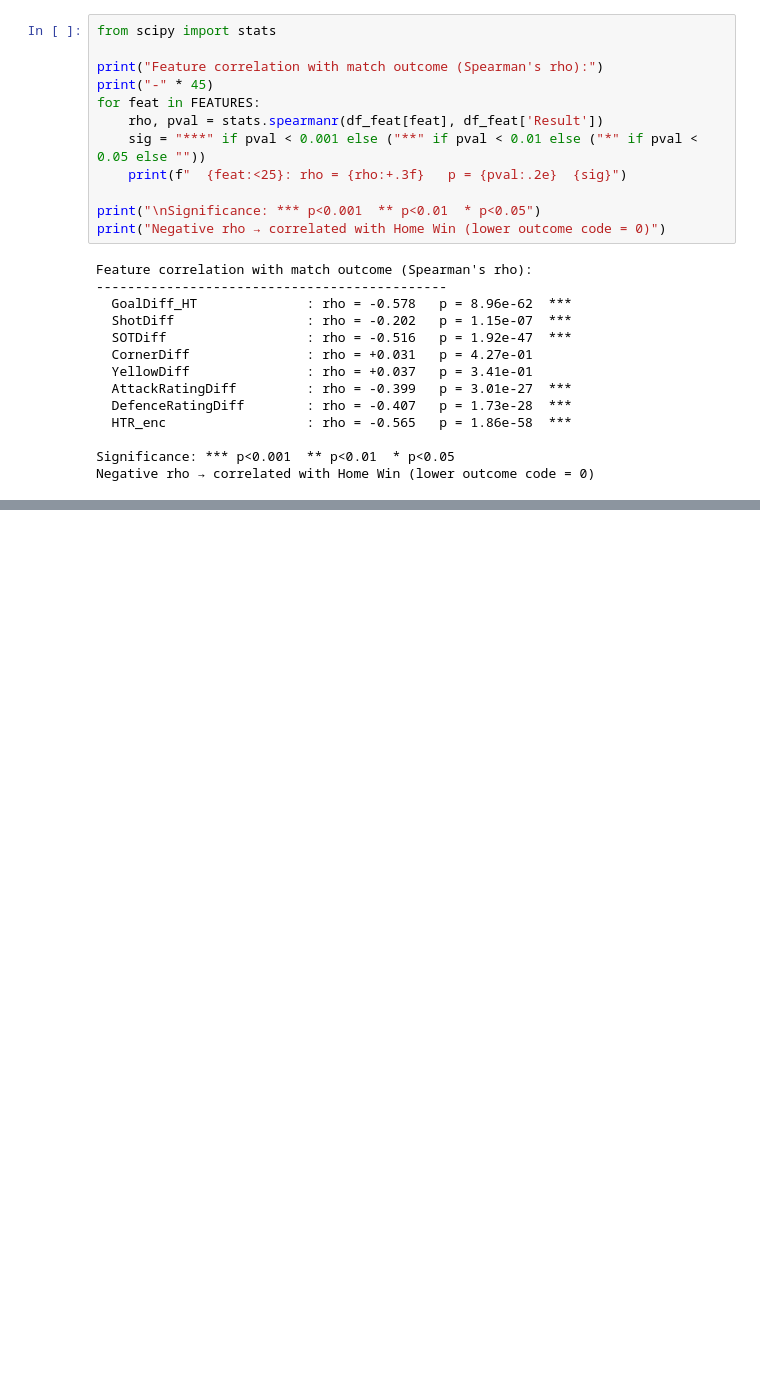
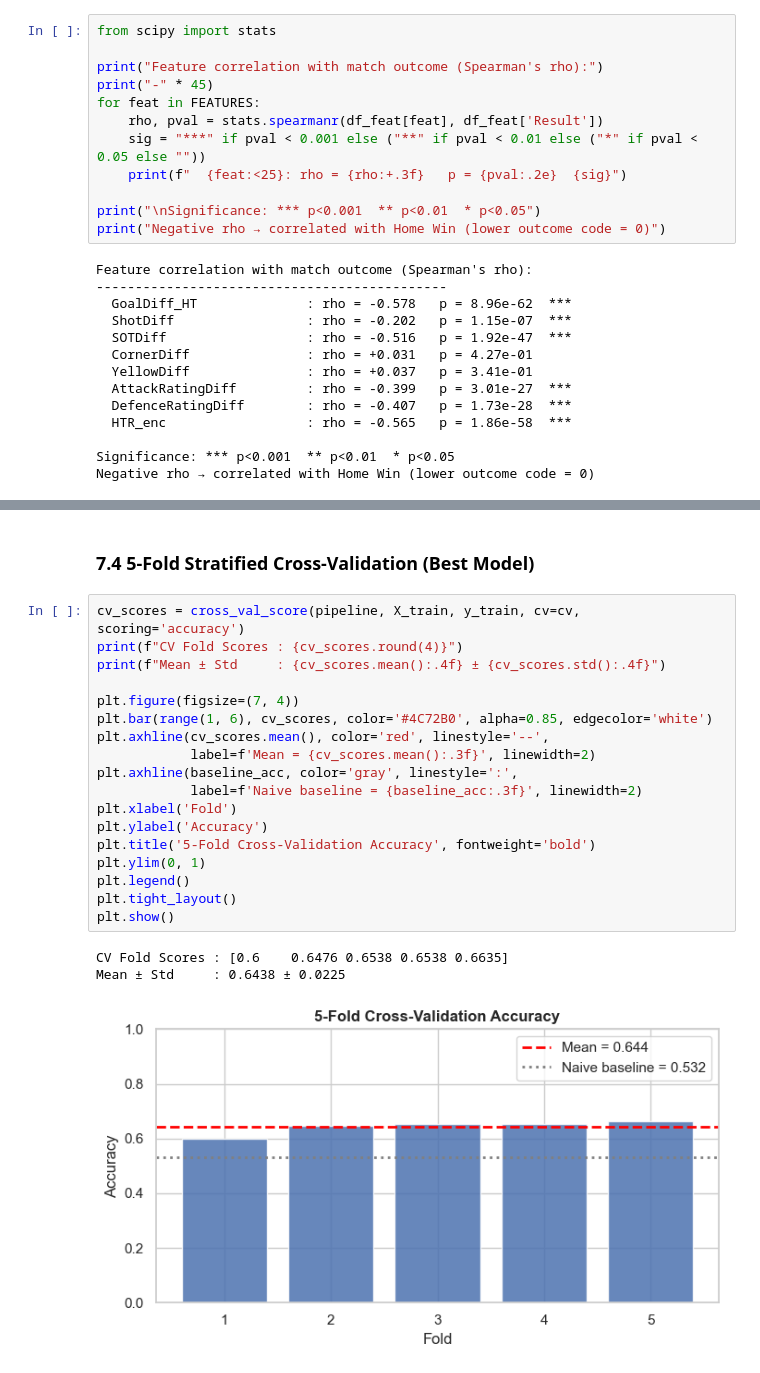
Before and after one commit to Mitko-10/DataScience-final-, a Jupyter notebook: laliga-match-prediction.ipynb, the cells around one changed output, grey strips where cells are left out. Cells and saved outputs as stored; diff of their text form; blank space fills up the shorter version.

```diff
--- a/laliga-match-prediction.ipynb
+++ b/laliga-match-prediction.ipynb
@@ -706,0 +822,24 @@ Negative rho → correlated with Home Win (lower outcome code = 0)
+# %% [markdown]
+### 7.4 5-Fold Stratified Cross-Validation (Best Model)
+# %%
+cv_scores = cross_val_score(pipeline, X_train, y_train, cv=cv, scoring='accuracy')
+print(f"CV Fold Scores : {cv_scores.round(4)}")
+print(f"Mean ± Std     : {cv_scores.mean():.4f} ± {cv_scores.std():.4f}")
+
+plt.figure(figsize=(7, 4))
+plt.bar(range(1, 6), cv_scores, color='#4C72B0', alpha=0.85, edgecolor='white')
+plt.axhline(cv_scores.mean(), color='red', linestyle='--',
+            label=f'Mean = {cv_scores.mean():.3f}', linewidth=2)
+plt.axhline(baseline_acc, color='gray', linestyle=':',
+            label=f'Naive baseline = {baseline_acc:.3f}', linewidth=2)
+plt.xlabel('Fold')
+plt.ylabel('Accuracy')
+plt.title('5-Fold Cross-Validation Accuracy', fontweight='bold')
+plt.ylim(0, 1)
+plt.legend()
+plt.tight_layout()
+plt.show()
+# %% [output]
+CV Fold Scores : [0.6    0.6476 0.6538 0.6538 0.6635]
+Mean ± Std     : 0.6438 ± 0.0225
+[figure, added]
```
Also changed, not shown: parts of 7 cells of this notebook.
